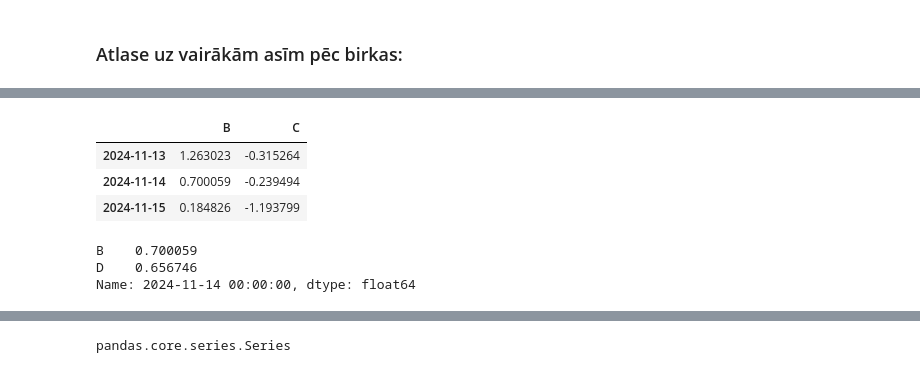
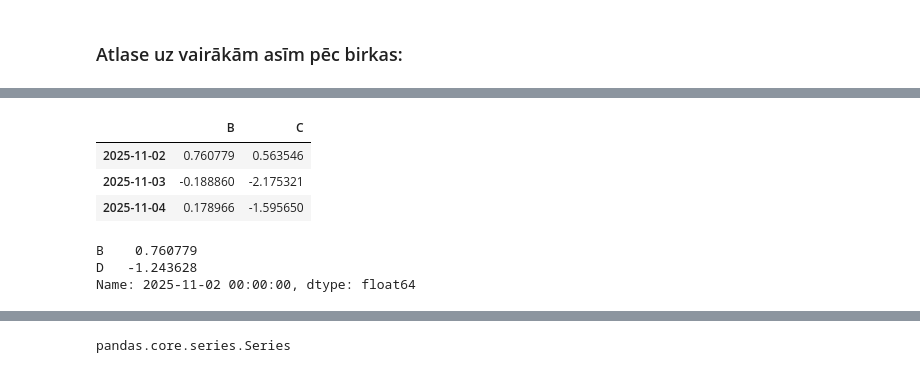
Before and after one commit to CaptSolo/LU_Python_course, a Jupyter notebook: notebooks/in-class/week_11_data_analysis_pandas_LV.ipynb, the cells around one changed output, grey strips where cells are left out. Drawn from its saved outputs; the diff is of its cells as text; code cells hidden in the pictures.

```diff
--- a/notebooks/in-class/week_11_data_analysis_pandas_LV.ipynb
+++ b/notebooks/in-class/week_11_data_analysis_pandas_LV.ipynb
@@ -1212,18 +1205,18 @@ df.loc[dates[2:5], ['A','B','C']]
 # %%
-df.loc['20241113':'20241115',['B','C']]
+df.loc['20251102':'20251104',['B','C']]
 # %% [output]
 |  | B | C |
-| 2024-11-13 | 1.263023 | -0.315264 |
-| 2024-11-14 | 0.700059 | -0.239494 |
-| 2024-11-15 | 0.184826 | -1.193799 |
+| 2025-11-02 | 0.760779 | 0.563546 |
+| 2025-11-03 | -0.188860 | -2.175321 |
+| 2025-11-04 | 0.178966 | -1.595650 |
 # %%
 # Reduction in the dimensions of the returned object:
 # %%
-df.loc['20241114', ["B", "D"]]
+df.loc['20251102', ["B", "D"]]
 # %% [output]
-B    0.700059
-D    0.656746
-Name: 2024-11-14 00:00:00, dtype: float64
+B    0.760779
+D   -1.243628
+Name: 2025-11-02 00:00:00, dtype: float64
 # %%
 ## Getting scalars (single values)
 # %%
```
Also changed, not shown: parts of 63 cells of this notebook.
